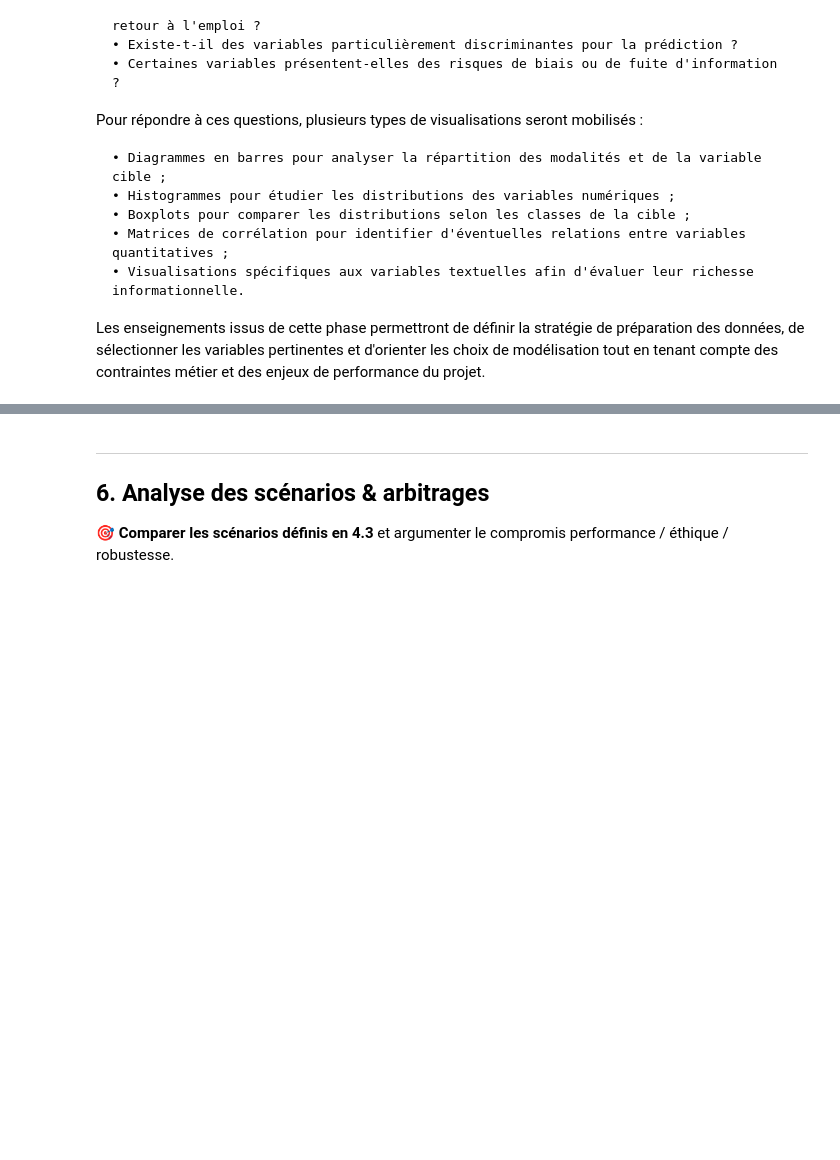
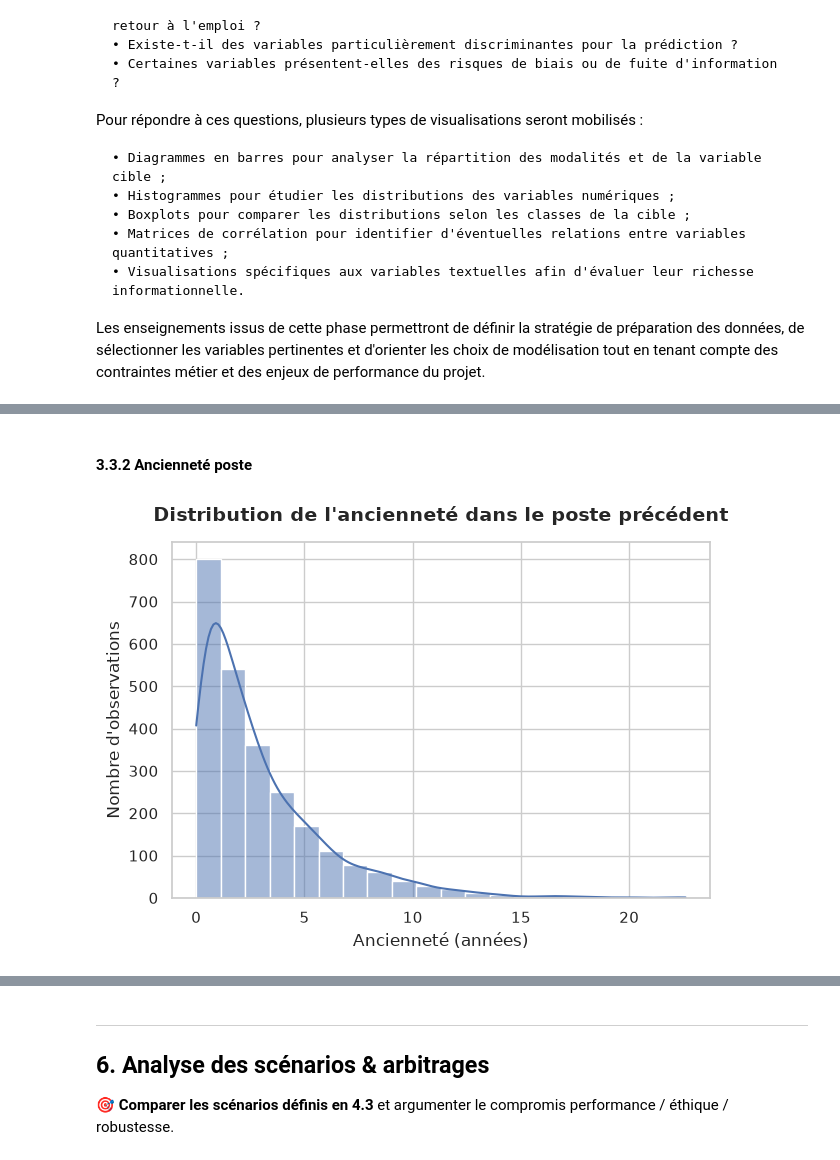
Before and after one commit to NicoH77/Atlas_CISIA_Exam_EmploymentPrediction, a Jupyter notebook: notebooks/Notebook-EmploymentPrediction.ipynb, the cells around one changed output, grey strips where cells are left out. Drawn from its saved outputs; the diff is of its cells as text; code cells hidden in the pictures; blank space fills up the shorter version.

```diff
--- a/notebooks/Notebook-EmploymentPrediction.ipynb
+++ b/notebooks/Notebook-EmploymentPrediction.ipynb
@@ -238,0 +481,24 @@ Les enseignements issus de cette phase permettront de définir la stratégie de
+# %% [markdown]
+#### 3.3.2 Ancienneté poste
+# %%
+sns.histplot(
+    data=df,
+    x="anciennete_poste_ans",
+    bins=20,
+    kde=True
+)
+
+plt.title(
+    "Distribution de l'ancienneté dans le poste précédent",
+    fontsize=14,
+    fontweight="bold",
+    pad=15
+)
+
+plt.xlabel("Ancienneté (années)")
+plt.ylabel("Nombre d'observations")
+
+plt.tight_layout()
+plt.show()
+# %% [output]
+[figure, added]
```
Also changed, not shown: parts of 87 cells of this notebook.
